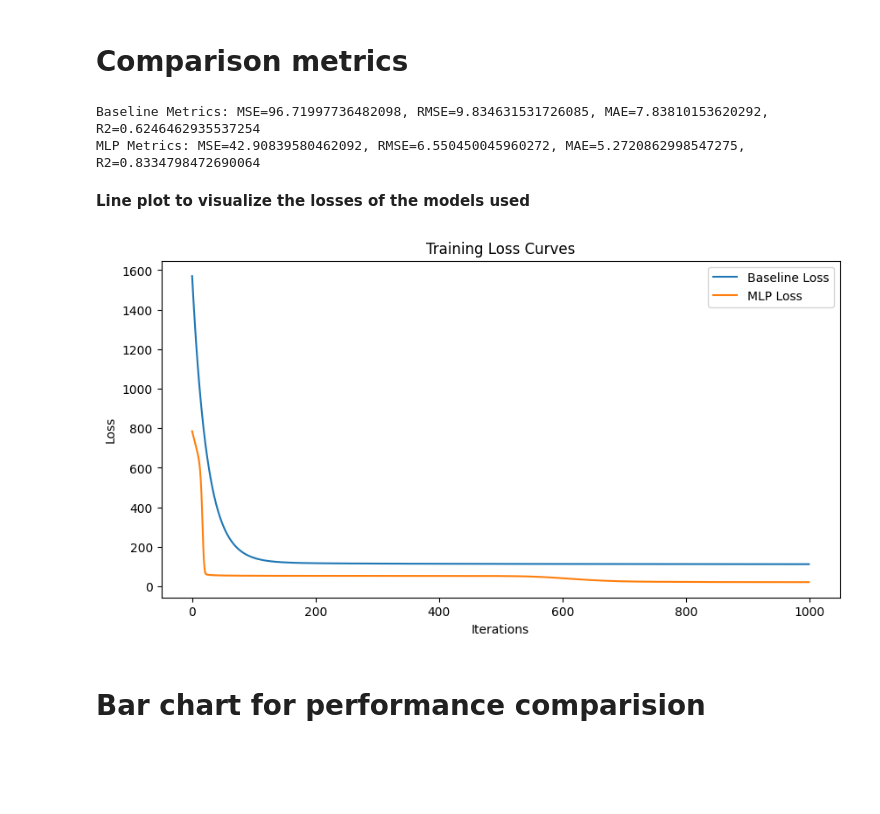
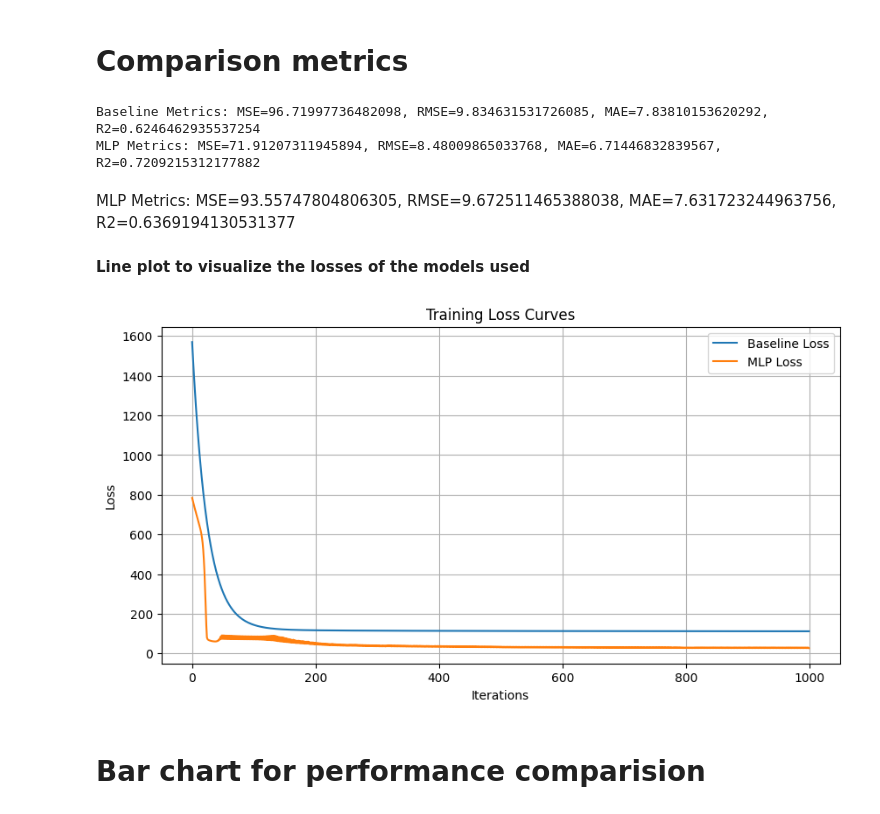
Before and after one commit to PanchangulaKrishnacharan/Masters, a Jupyter notebook: DNN/DNN_Updated.ipynb, the cells around one changed output. Saved outputs shown, nothing was run; the diff lists cells and outputs as text; code cells hidden in the pictures; blank space fills up the shorter version.

Commit message:
Added 2-layered perceptron code instead of 1-layered perceptron

```diff
--- a/DNN/DNN_Updated.ipynb
+++ b/DNN/DNN_Updated.ipynb
@@ -177,7 +186,7 @@ class MLP:
 **Training the data with MLP**
 # %%
 # Train MLP
-architecture = [X.shape[1], 16, 1]  # Input layer, hidden layer, output layer
+architecture = [X_train.shape[1], 16, 8, 1]  # Input layer, hidden layer, output layer
 start_time = time.time()
 mlp = MLP(architecture=architecture, learning_rate=0.01, n_iterations=1000)
 mlp.fit(X_train, y_train)
@@ -207,24 +216,27 @@ print("Baseline Metrics: MSE={}, RMSE={}, MAE={}, R2={}".format(baseline_mse, ba
 print("MLP Metrics: MSE={}, RMSE={}, MAE={}, R2={}".format(mlp_mse, mlp_rmse, mlp_mae, mlp_r2))
 # %% [output]
 Baseline Metrics: MSE=96.71997736482098, RMSE=9.834631531726085, MAE=7.83810153620292, R2=0.6246462935537254
-MLP Metrics: MSE=42.90839580462092, RMSE=6.550450045960272, MAE=5.2720862998547275, R2=0.8334798472690064
+MLP Metrics: MSE=71.91207311945894, RMSE=8.48009865033768, MAE=6.71446832839567, R2=0.7209215312177882
+# %% [markdown]
+MLP Metrics: MSE=93.55747804806305, RMSE=9.672511465388038, MAE=7.631723244963756, R2=0.6369194130531377
 # %% [markdown]
 **Line plot to visualize the losses of the models used**
 # %%
 # Visualizations of Training loss curves
 import matplotlib.pyplot as plt
 
 
 plt.figure(figsize=(10, 5))
 plt.plot(baseline.loss_history, label='Baseline Loss')
 plt.plot(mlp.loss_history, label='MLP Loss')
 plt.xlabel('Iterations')
 plt.ylabel('Loss')
 plt.title('Training Loss Curves')
 plt.legend()
+plt.grid(True)
 plt.show()
 # %% [output]
-[figure, old version]
+[figure, new version]
 # %% [markdown]
 # Bar chart for performance comparision
 # %%
```
Also changed, not shown: parts of 13 cells of this notebook.
